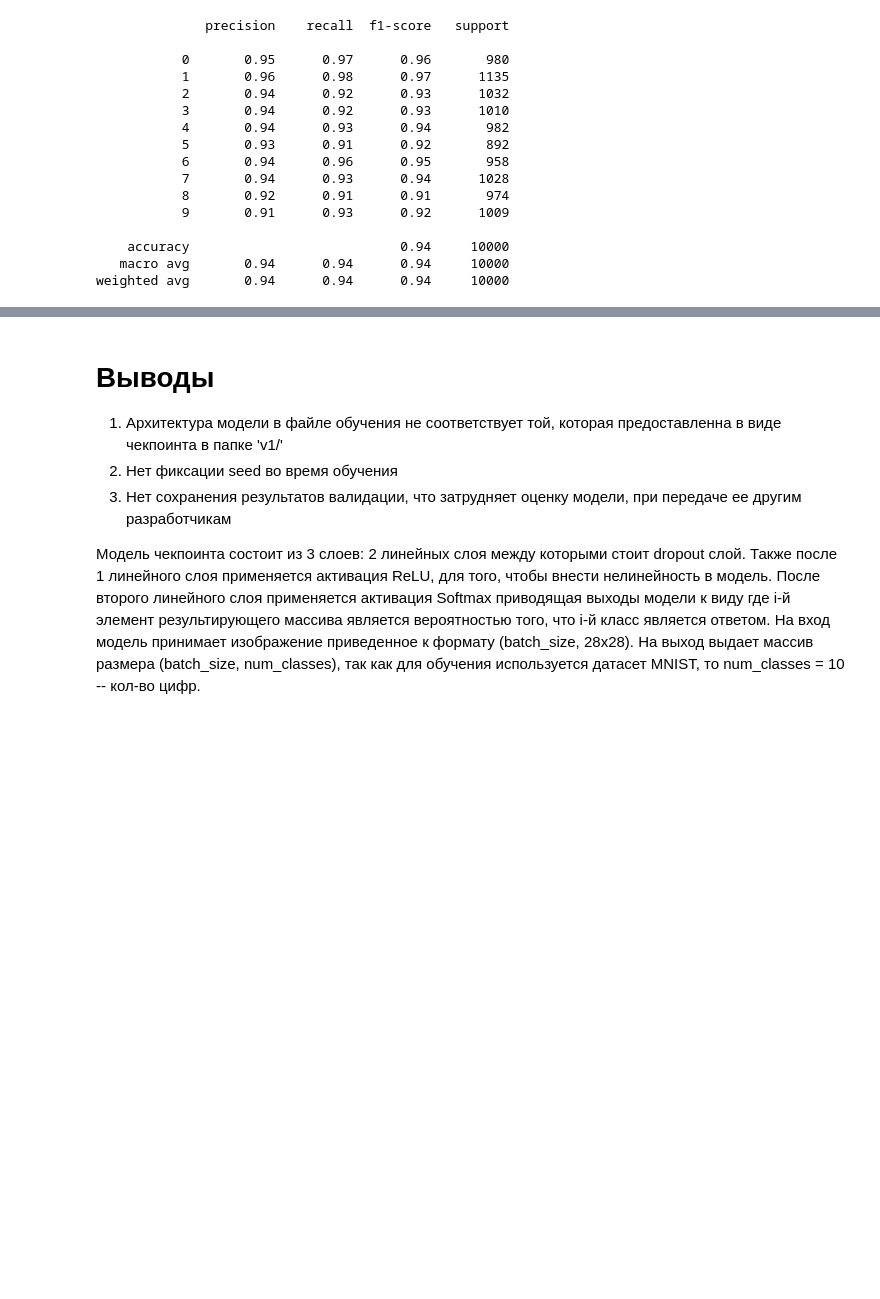
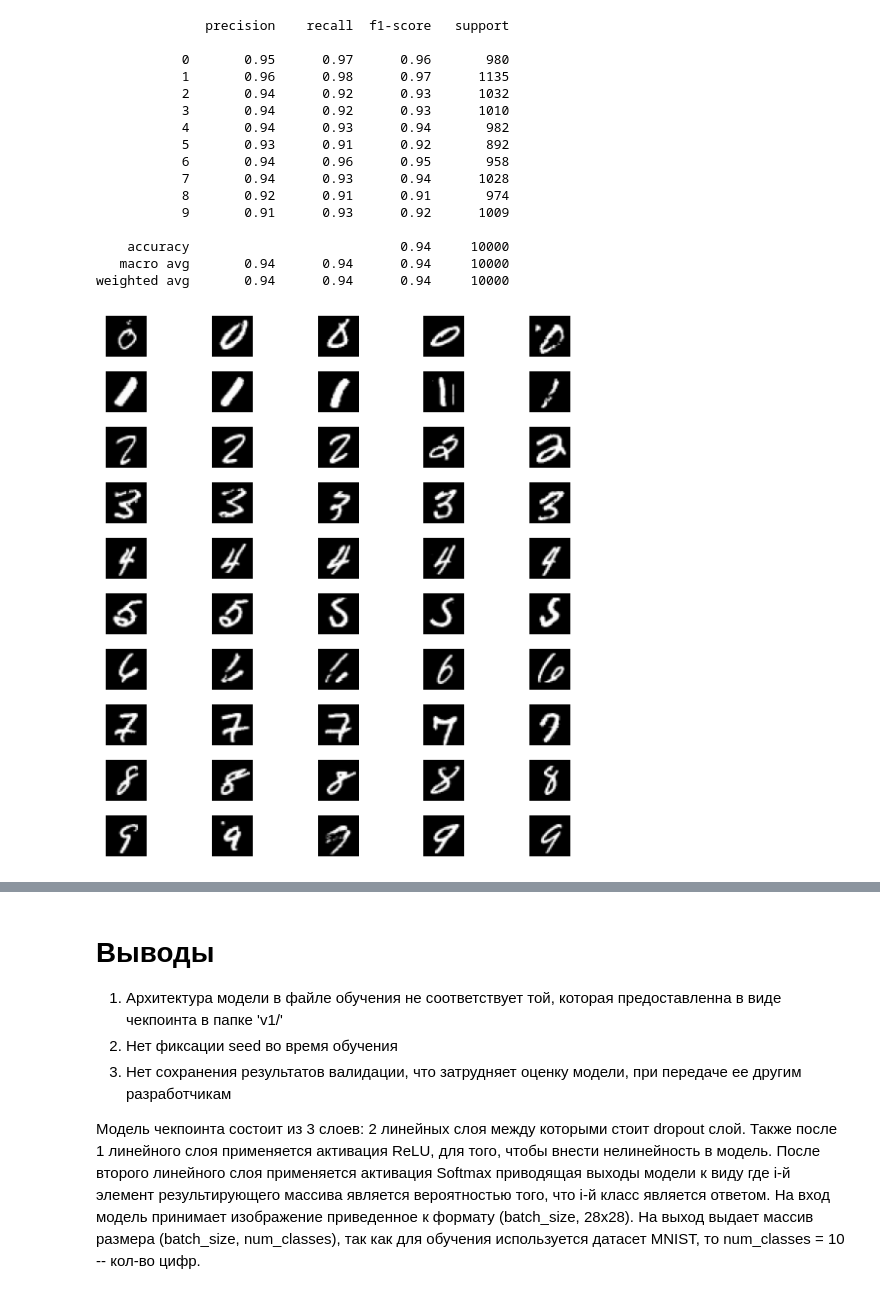
Before and after one commit to traptrip/ai_systems_verification, a Jupyter notebook: notebooks/analyze_model.ipynb, the cells around one changed output, grey strips where cells are left out. Saved outputs shown, nothing was run; the diff lists cells and outputs as text; code cells hidden in the pictures; blank space fills up the shorter version.

```diff
--- a/notebooks/analyze_model.ipynb
+++ b/notebooks/analyze_model.ipynb
@@ -93,3 +94,32 @@ print(report)
     accuracy                           0.94     10000
    macro avg       0.94      0.94      0.94     10000
 weighted avg       0.94      0.94      0.94     10000
+# %%
+def plot_images(data: list[tuple[np.ndarray, int]], show_labels=False, title="", figsize=(5,2)):
+    plt.gray()
+    plt.rcParams["figure.figsize"] = figsize
+    while len(data) % 5 != 0:
+        data.append((np.zeros_like(data[0][0]), ""))
+
+    for i, (x, y) in enumerate(data):
+        ax = plt.subplot(len(data) // 5, 5, i+1)
+        if show_labels:
+            ax.set_title(str(y))
+        ax.imshow(x)
+        ax.axis('off')
+
+    plt.suptitle(title, fontsize=12)
+    plt.tight_layout()
+    plt.show()
+
+some_bad_imgs = []
+labels = []
+for label in range(10):
+    bad_predicts = test[(test.label != preds) & (test.label == label)].iloc[:, 1:].values.reshape(-1, 28, 28)
+    some_bad_imgs.append(bad_predicts[-5:])
+    labels.extend([label]*5)
+
+some_bad_imgs = np.concatenate(some_bad_imgs)
+plot_images(list(zip(some_bad_imgs, labels)), figsize=(8, 6))
+# %% [output]
+[figure, added]
```
Also changed, not shown: parts of 5 cells of this notebook, 1 other file.
